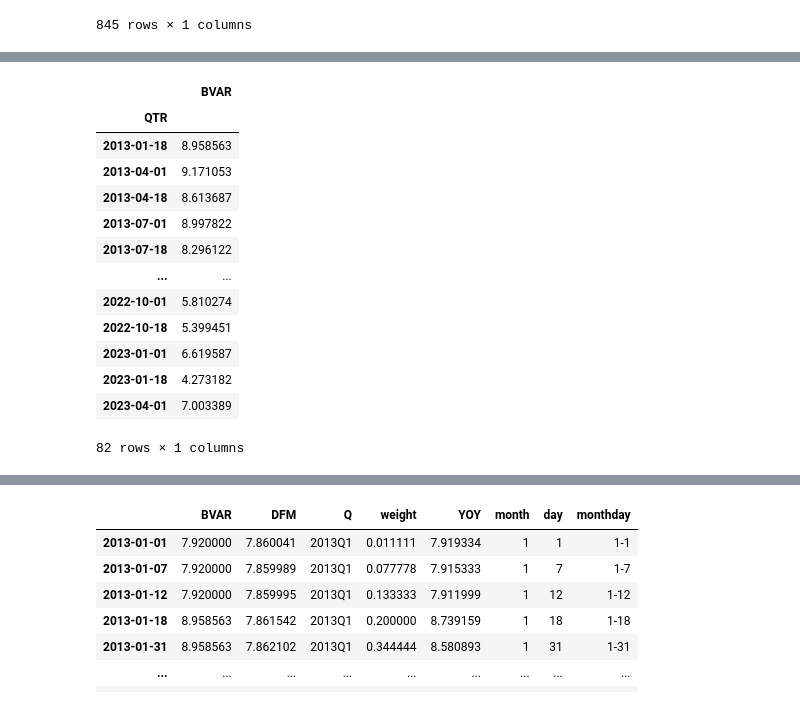
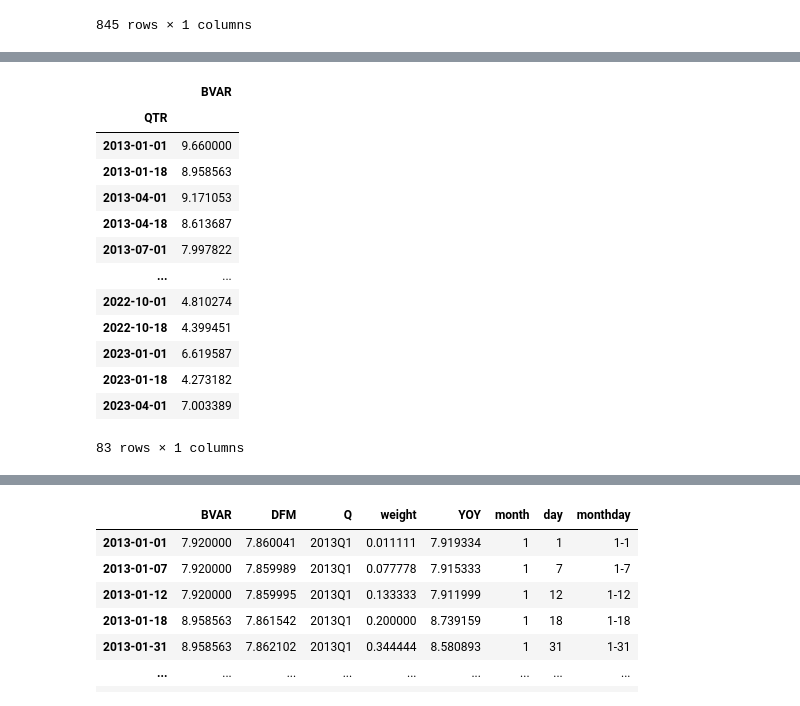
Before and after one commit to CharlesDZhang/China-GDP-Nowcasting, a Jupyter notebook: DFM.ipynb, the cells around one changed output, grey strips where cells are left out. Saved outputs shown, nothing was run; the diff lists cells and outputs as text; code cells hidden in the pictures.

```diff
--- a/DFM.ipynb
+++ b/DFM.ipynb
@@ -267,19 +268,19 @@ plt.show()
 # %%
-GDP_NOM_SECTORS_P_lag= pd.read_excel('GDP_NOM_SECTORS_P_lag.xlsx', index_col= 0 )
+GDP_NOM_SECTORS_P_lag= pd.read_excel('221.xlsx', index_col= 0 )[['BVAR']].dropna()
 GDP_NOM_SECTORS_P_lag.columns  = ['BVAR']
 GDP_NOM_SECTORS_P_lag
 # %% [output]
 |  | BVAR |
 | QTR |  |
+| 2013-01-01 | 9.660000 |
 | 2013-01-18 | 8.958563 |
 | 2013-04-01 | 9.171053 |
 | 2013-04-18 | 8.613687 |
-| 2013-07-01 | 8.997822 |
-| 2013-07-18 | 8.296122 |
+| 2013-07-01 | 7.997822 |
 | ... | ... |
-| 2022-10-01 | 5.810274 |
-| 2022-10-18 | 5.399451 |
+| 2022-10-01 | 4.810274 |
+| 2022-10-18 | 4.399451 |
 | 2023-01-01 | 6.619587 |
 | 2023-01-18 | 4.273182 |
 | 2023-04-01 | 7.003389 |
-82 rows × 1 columns
+83 rows × 1 columns
```
Also changed, not shown: parts of 17 cells of this notebook, 3 other files.
